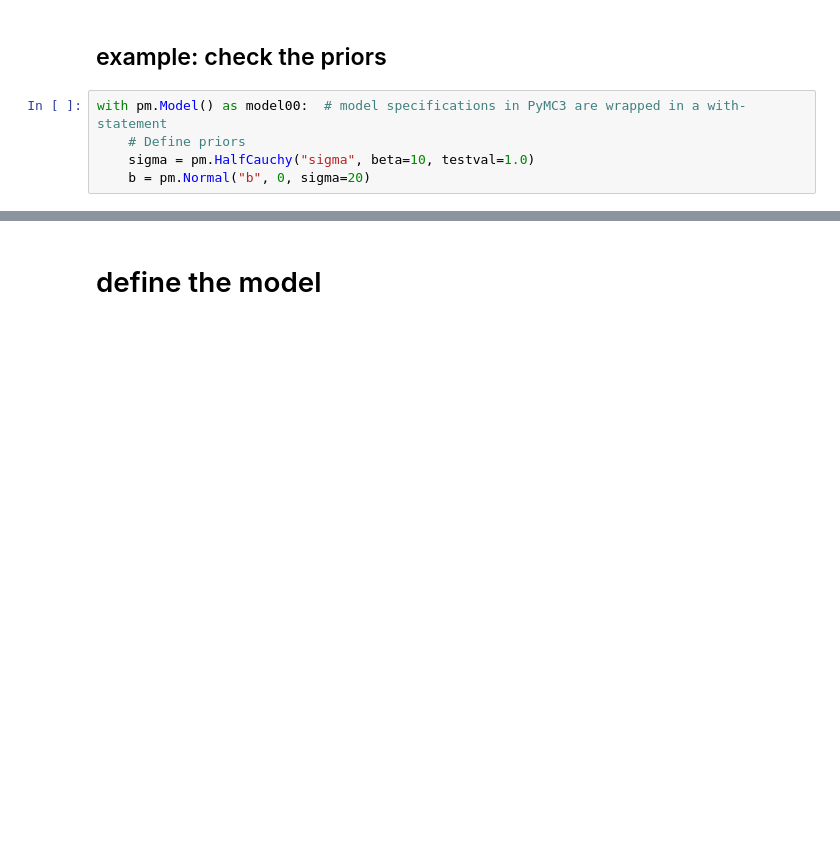
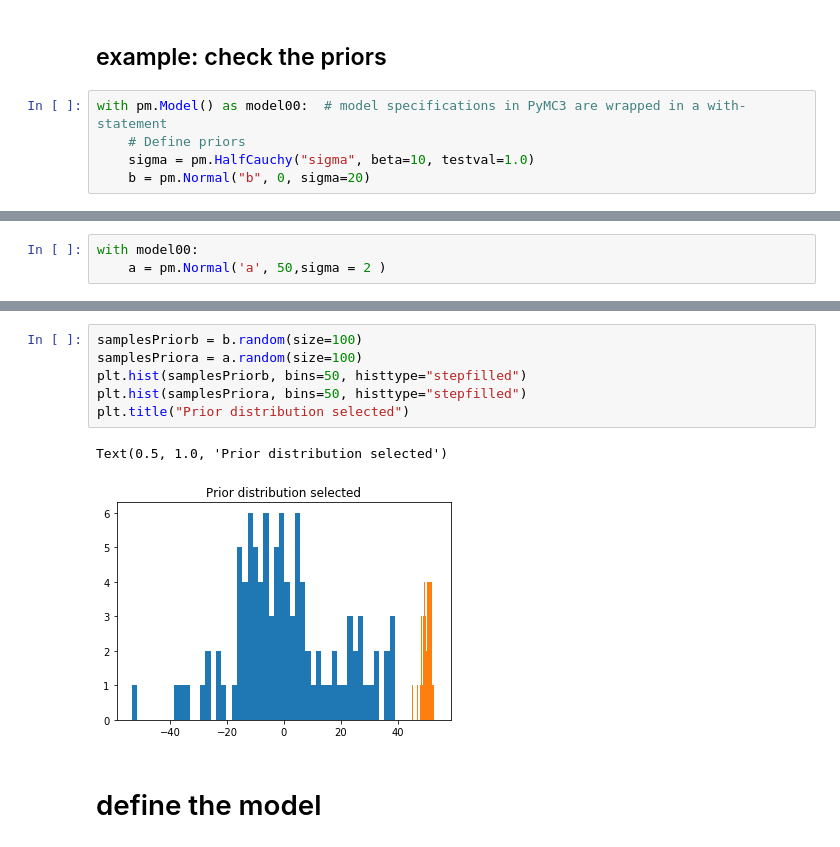
Before and after one commit to pradysepulveda/GraphModelTutorial, a Jupyter notebook: MCMCTutorial.ipynb, the cells around one changed output, grey strips where cells are left out. Cells and saved outputs as stored; diff of their text form; blank space fills up the shorter version.

```diff
--- a/MCMCTutorial.ipynb
+++ b/MCMCTutorial.ipynb
@@ -145,0 +145,3 @@ Text(0.5, 1.0, 'Prior distribution for b')
+# %%
+with model00:
+    a = pm.Normal('a', 50,sigma = 2 )
@@ -146,3 +156,12 @@ Text(0.5, 1.0, 'Prior distribution for b')
+# %%
+samplesPriorb = b.random(size=100)
+samplesPriora = a.random(size=100)
+plt.hist(samplesPriorb, bins=50, histtype="stepfilled")
+plt.hist(samplesPriora, bins=50, histtype="stepfilled")
+plt.title("Prior distribution selected")
+# %% [output]
+Text(0.5, 1.0, 'Prior distribution selected')
+[figure, added]
 # %% [markdown]
 # define the model
 # %%
```
Also changed, not shown: parts of 29 cells of this notebook, 4 other files.
